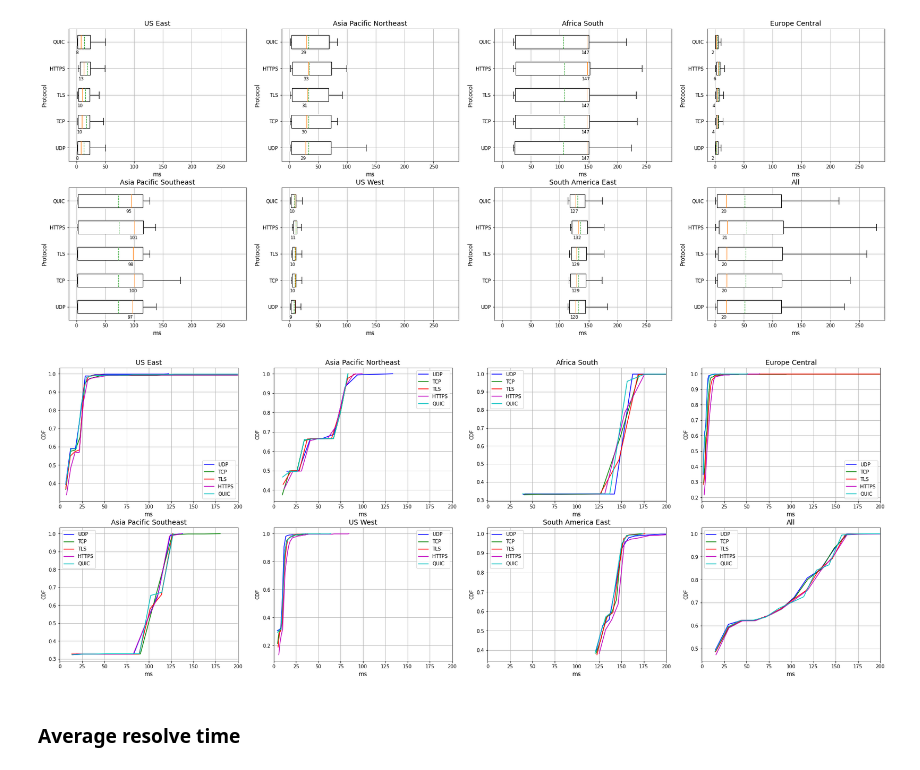
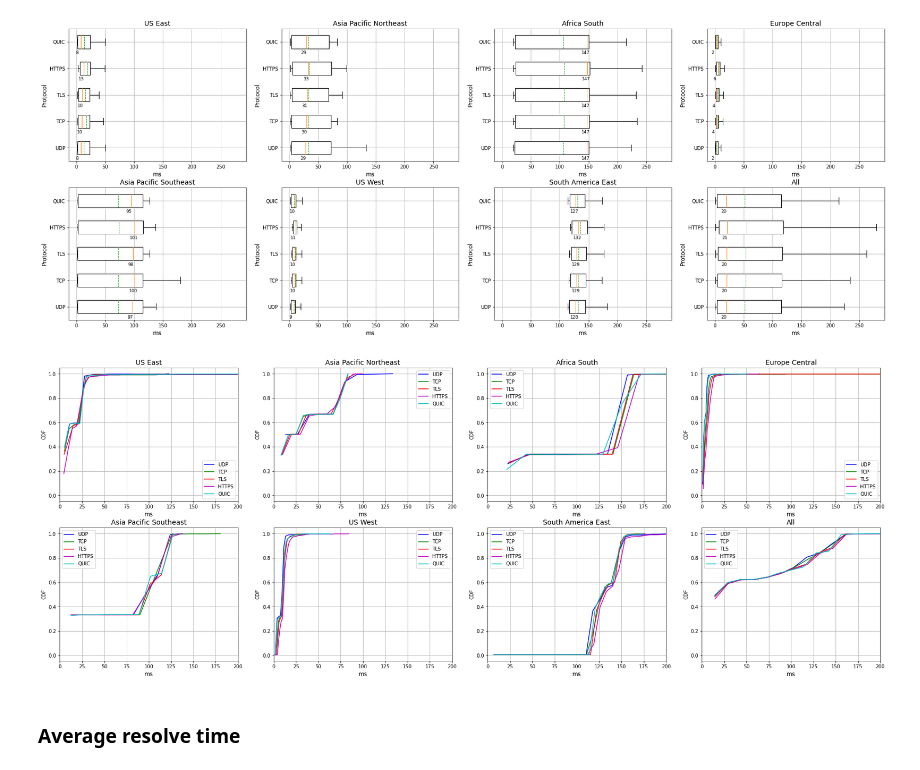
Before and after one commit to justus237/dns-analysis, a Jupyter notebook: Performance-Top6.ipynb, the cells around one changed output. Saved outputs shown, nothing was run; the diff lists cells and outputs as text; code cells hidden in the pictures.

Commit message:
added sharey to CDFs

```diff
--- a/Performance-Top6.ipynb
+++ b/Performance-Top6.ipynb
@@ -485,30 +488,31 @@ plt.show()
 [figure]
 # %%
 i = 0
-fig, axs = plt.subplots(2, 4, figsize=(30, 11))
+fig, axs = plt.subplots(2, 4, figsize=(30, 11), sharey=True)
 
 for key, vp in vantage_points.items():
     qt = vp['query_time']
     ax = axs[int(i/4),i%4]
     ax.plot(calculateCDF(qt['UDP'])[0], calculateCDF(qt['UDP'])[1], label="UDP", color = Colors.udp)
     ax.plot(calculateCDF(qt['TCP'])[0], calculateCDF(qt['TCP'])[1], label="TCP", color = Colors.tcp)
     ax.plot(calculateCDF(qt['TLS'])[0], calculateCDF(qt['TLS'])[1], label="TLS", color = Colors.tls)
     ax.plot(calculateCDF(qt['HTTPS'])[0], calculateCDF(qt['HTTPS'])[1], label="HTTPS", color = Colors.https)
     ax.plot(calculateCDF(qt['QUIC'])[0], calculateCDF(qt['QUIC'])[1], label="QUIC", color = Colors.quic)
 
     ax.set_xlim(0, 200)
+    ax.tick_params(labelleft=True)
     ax.set_xlabel("ms", fontsize = 12)
     ax.set_ylabel("CDF")
     ax.set_title(key, fontsize = 14)
 
     ax.legend()
     ax.grid()
     i += 1
 
 plt.savefig("figures/topsix_resolve_time_cdf.pdf", bbox_inches='tight')
 plt.show()
 # %% [output]
-[figure, old version]
+[figure, new version]
 # %% [markdown]
 ### Average resolve time
 # %%
```
Also changed, not shown: parts of 4 cells of this notebook, 4 other files.
